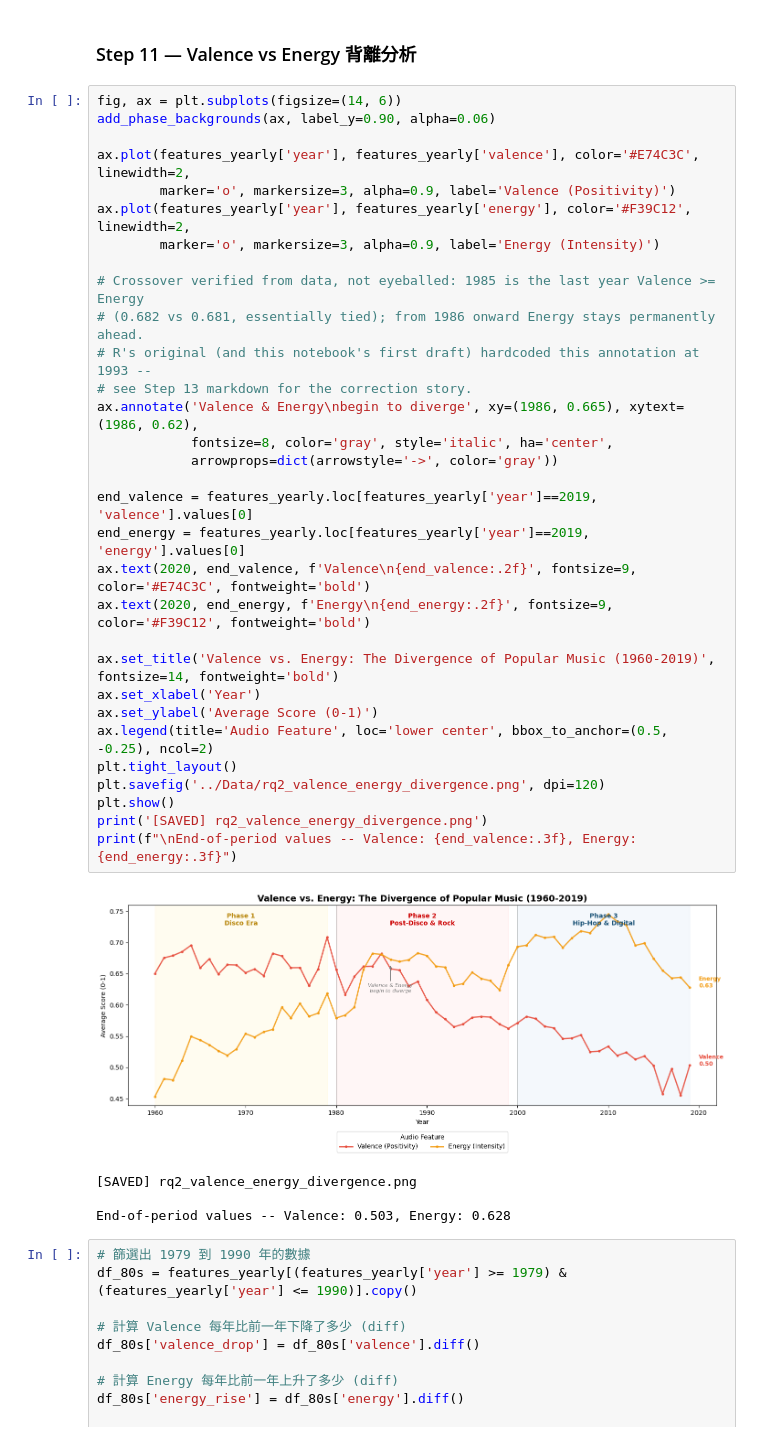
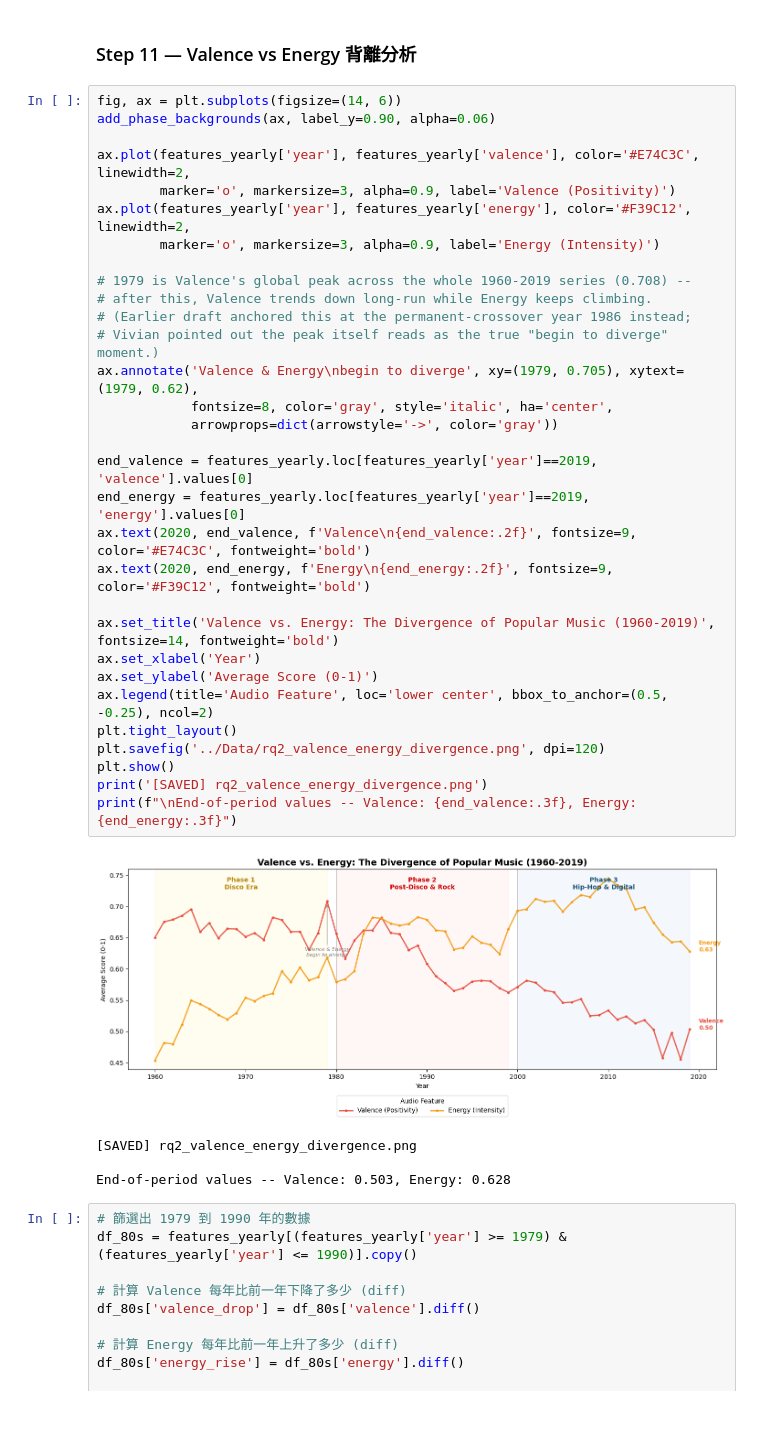
Before and after one commit to Vivian-be-nerd/FuWei-Portfolio, a Jupyter notebook: data-analysis-projects/music-analysis/Python/05_EDA_auto.ipynb, the cells around one changed output. Cells and saved outputs as stored; diff of their text form.

```diff
--- a/data-analysis-projects/music-analysis/Python/05_EDA_auto.ipynb
+++ b/data-analysis-projects/music-analysis/Python/05_EDA_auto.ipynb
@@ -269,36 +269,36 @@ print('[SAVED] rq2_valence_trend.png')
 # %%
 fig, ax = plt.subplots(figsize=(14, 6))
 add_phase_backgrounds(ax, label_y=0.90, alpha=0.06)
 
 ax.plot(features_yearly['year'], features_yearly['valence'], color='#E74C3C', linewidth=2,
         marker='o', markersize=3, alpha=0.9, label='Valence (Positivity)')
 ax.plot(features_yearly['year'], features_yearly['energy'], color='#F39C12', linewidth=2,
         marker='o', markersize=3, alpha=0.9, label='Energy (Intensity)')
 
-# Crossover verified from data, not eyeballed: 1985 is the last year Valence >= Energy
-# (0.682 vs 0.681, essentially tied); from 1986 onward Energy stays permanently ahead.
-# R's original (and this notebook's first draft) hardcoded this annotation at 1993 --
-# see Step 13 markdown for the correction story.
-ax.annotate('Valence & Energy\nbegin to diverge', xy=(1986, 0.665), xytext=(1986, 0.62),
+# 1979 is Valence's global peak across the whole 1960-2019 series (0.708) --
+# after this, Valence trends down long-run while Energy keeps climbing.
+# (Earlier draft anchored this at the permanent-crossover year 1986 instead;
+# Vivian pointed out the peak itself reads as the true "begin to diverge" moment.)
+ax.annotate('Valence & Energy\nbegin to diverge', xy=(1979, 0.705), xytext=(1979, 0.62),
             fontsize=8, color='gray', style='italic', ha='center',
             arrowprops=dict(arrowstyle='->', color='gray'))
 
 end_valence = features_yearly.loc[features_yearly['year']==2019, 'valence'].values[0]
 end_energy = features_yearly.loc[features_yearly['year']==2019, 'energy'].values[0]
 ax.text(2020, end_valence, f'Valence\n{end_valence:.2f}', fontsize=9, color='#E74C3C', fontweight='bold')
 ax.text(2020, end_energy, f'Energy\n{end_energy:.2f}', fontsize=9, color='#F39C12', fontweight='bold')
 
 ax.set_title('Valence vs. Energy: The Divergence of Popular Music (1960-2019)', fontsize=14, fontweight='bold')
 ax.set_xlabel('Year')
 ax.set_ylabel('Average Score (0-1)')
 ax.legend(title='Audio Feature', loc='lower center', bbox_to_anchor=(0.5, -0.25), ncol=2)
 plt.tight_layout()
 plt.savefig('../Data/rq2_valence_energy_divergence.png', dpi=120)
 plt.show()
 print('[SAVED] rq2_valence_energy_divergence.png')
 print(f"\nEnd-of-period values -- Valence: {end_valence:.3f}, Energy: {end_energy:.3f}")
 # %% [output]
-[figure, old version]
+[figure, new version]
 [SAVED] rq2_valence_energy_divergence.png
 
 End-of-period values -- Valence: 0.503, Energy: 0.628
```
Also changed, not shown: parts of 3 cells of this notebook, 2 other files.
